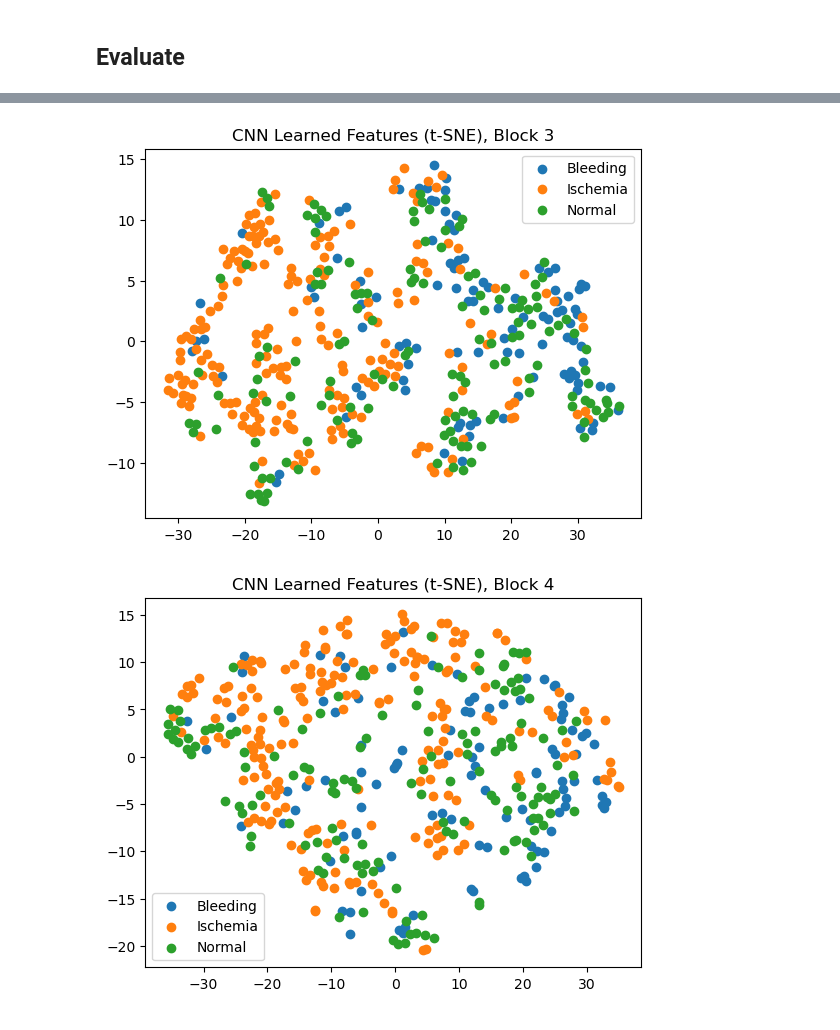
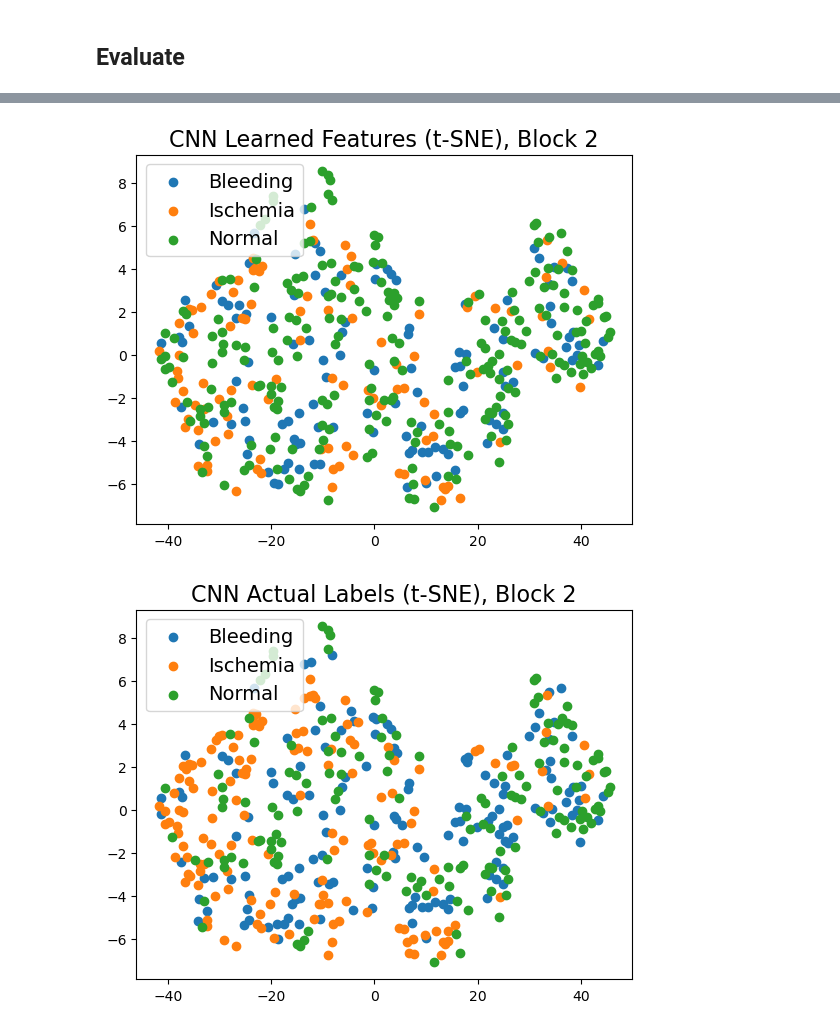
Before and after one commit to ScottMcHaffie/SH2150_assignments, a Jupyter notebook: assignment2/Assignment_2.ipynb, the cells around one changed output, grey strips where cells are left out. Saved outputs shown, nothing was run; the diff lists cells and outputs as text; code cells hidden in the pictures.

```diff
--- a/assignment2/Assignment_2.ipynb
+++ b/assignment2/Assignment_2.ipynb
@@ -291,10 +298,24 @@ print (X_train_feats.shape)
 y_train_oneHot = nn.functional.one_hot(y_train_t, num_classes=3).float()
 # %% [output]
 (2100, 5)
+# %%
+def cross_entropy_loss(y_pred, y_true):
+    # y_pred is same as y_hat, can be anything from [0, 1]
+    # y_true is the same as y, real outcome only 0 OR 1
+
+    # Ensure y_pred is clamped to avoid log(0)
+    y_pred = torch.clamp(y_pred, 1e-7, 1 - 1e-7)
+
+    # Compute binary cross-entropy loss
+    loss = - (y_true * torch.log(y_pred) + (1 - y_true) * torch.log(1 - y_pred)) # TODO: implement cross-entropy loss, you can use torch.log
+
+    # Return mean loss over all samples
+    return loss.mean()
 # %%
 mlp = MLP(in_features=X_train_feats.shape[1], hidden_features=[512, 32], out_features=3)
 optimizer = torch.optim.Adam(mlp.parameters(), lr=1e-3) #TODO: define this
-criterion = nn.CrossEntropyLoss() #TODO: define this
+# criterion = nn.CrossEntropyLoss() #TODO: define this
+criterion = cross_entropy_loss
 
 # Training loop
 train_losses, val_losses = [], []
@@ -390,7 +415,7 @@ class CNN(nn.Module):
             nn.Linear(in_features=2048, out_features=64),
             nn.ReLU(),
             nn.Linear(in_features=64, out_features=3),
-            # nn.Softmax(dim=1),
+            nn.Softmax(dim=1),
         )
     def forward(self, x):
         x = self.features(x)
@@ -401,7 +426,7 @@ in_channels = 1 # TODO define how many input channels your images have (are they
 
 cnn = CNN(in_channels = in_channels)
 optimizer = torch.optim.Adam(cnn.parameters(), lr=1e-3) #TODO define this
-criterion = nn.CrossEntropyLoss() #TODO define this
+criterion = cross_entropy_loss # nn.CrossEntropyLoss() #TODO define this
 
 train_loader = DataLoader(train_data, batch_size=32, shuffle=True)
 val_loader = DataLoader(val_data, batch_size=32, shuffle=False)
@@ -497,4 +526,6 @@ plt.show()
 # %%
+
+
 def extract_features(model, loader, block=1):
     feats, labels_all = [], []
     n_layers = (block * 3) - 1 # here 3 is the number of layers per block, starts at layer 0
@@ -509,7 +540,7 @@ def extract_features(model, loader, block=1):
     return np.concatenate(feats), np.concatenate(labels_all)
 
 for block_nr in range(1, 5):
-    cnn_feats, cnn_labels = extract_features(model=cnn, loader=test_loader, block=block_nr) #TODO Calculate features and labels for all layers.
+    cnn_feats, cnn_labels = extract_features(model=cnn, loader=val_loader, block=block_nr) #TODO Calculate features and labels for all layers.
     cnn_feats_2d = TSNE().fit_transform(X=cnn_feats) #TODO Compute 2D embedding of cnn_feats using t-SNE
 
     # TODO Make a plot of the t-SNE embedding of the learned features.
@@ -519,7 +550,17 @@ for block_nr in range(1, 5):
     plt.figure()
     for i, name in enumerate(train_data.class_names):
         plt.scatter(cnn_feats_2d[y_pred == i, 0], cnn_feats_2d[y_pred == i, 1], label=name)
-    plt.legend(); plt.title(f"CNN Learned Features (t-SNE), Block {block_nr}");
+    plt.legend(fontsize=14); plt.title(f"CNN Learned Features (t-SNE), Block {block_nr}", fontsize=16);
     plt.savefig(rf"C:\Users\T480s\OneDrive\Documents\aKTH\KTH Second Year\ML_physics\SH2150_assignments\assignment2\figures\3d_t_SNE_pred_B{block_nr}.png")
     plt.show()
+
+    plt.figure()
+    for i, name in enumerate(train_data.class_names):
+        plt.scatter(cnn_feats_2d[cnn_labels == i, 0], cnn_feats_2d[cnn_labels == i, 1], label=name)
+    plt.legend(fontsize=14); plt.title(f"CNN Actual Labels (t-SNE), Block {block_nr}", fontsize=16);
+    plt.savefig(rf"C:\Users\T480s\OneDrive\Documents\aKTH\KTH Second Year\ML_physics\SH2150_assignments\assignment2\figures\3d_t_SNE_actual_B{block_nr}.png")
+    plt.show()
+
+    # acc = accuracy_score(y_true=cnn_labels, y_pred=y_pred)
+    # print (f"Accuracy, block {block_nr}:", acc)
 # %% [output]
@@ -528,2 +569,2 @@ for block_nr in range(1, 5):
-[figure, old version]
+[figure, new version]
-[figure, old version]
+[figure, new version]
```
Also changed, not shown: parts of 13 cells of this notebook.
